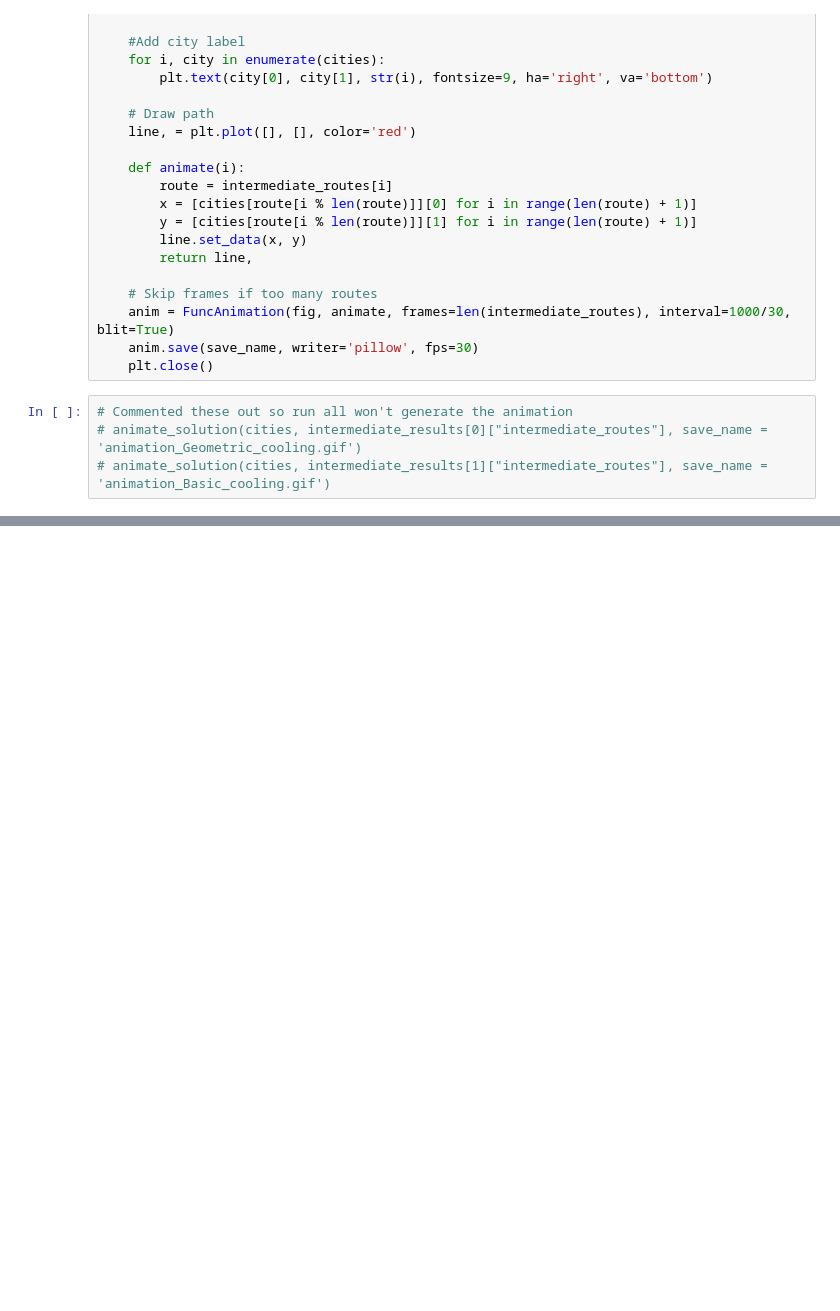
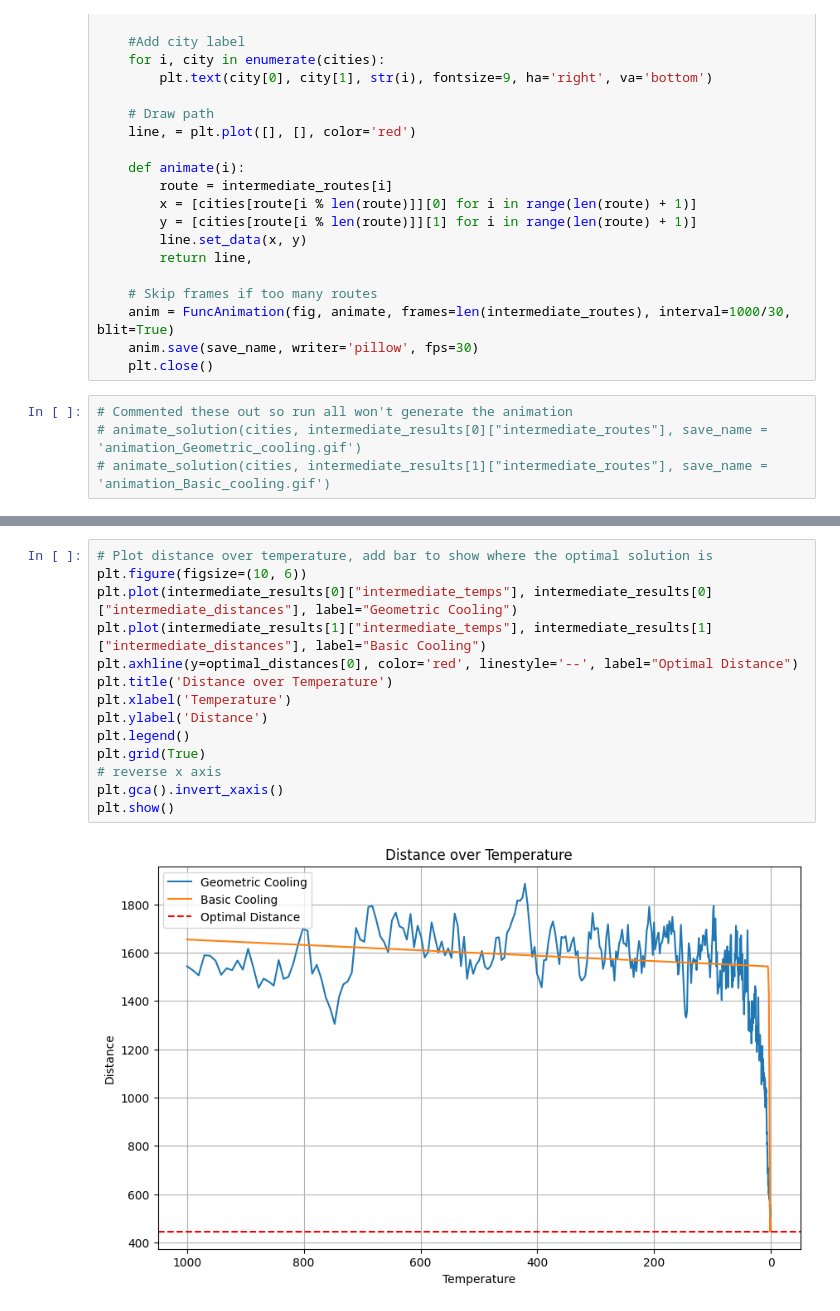
Before and after one commit to Ly-MX15/Stochasticsimulation_AS3, a Jupyter notebook: Assignment 3.ipynb, the cells around one changed output, grey strips where cells are left out. Saved outputs shown, nothing was run; the diff lists cells and outputs as text; blank space fills up the shorter version.

```diff
--- a/Assignment 3.ipynb
+++ b/Assignment 3.ipynb
@@ -298,0 +332,16 @@ def animate_solution(cities, intermediate_routes, save_name = 'animation.gif'):
+# %%
+# Plot distance over temperature, add bar to show where the optimal solution is
+plt.figure(figsize=(10, 6))
+plt.plot(intermediate_results[0]["intermediate_temps"], intermediate_results[0]["intermediate_distances"], label="Geometric Cooling")
+plt.plot(intermediate_results[1]["intermediate_temps"], intermediate_results[1]["intermediate_distances"], label="Basic Cooling")
+plt.axhline(y=optimal_distances[0], color='red', linestyle='--', label="Optimal Distance")
+plt.title('Distance over Temperature')
+plt.xlabel('Temperature')
+plt.ylabel('Distance')
+plt.legend()
+plt.grid(True)
+# reverse x axis
+plt.gca().invert_xaxis()
+plt.show()
+# %% [output]
+[figure, added]
```
Also changed, not shown: parts of 7 cells of this notebook.
